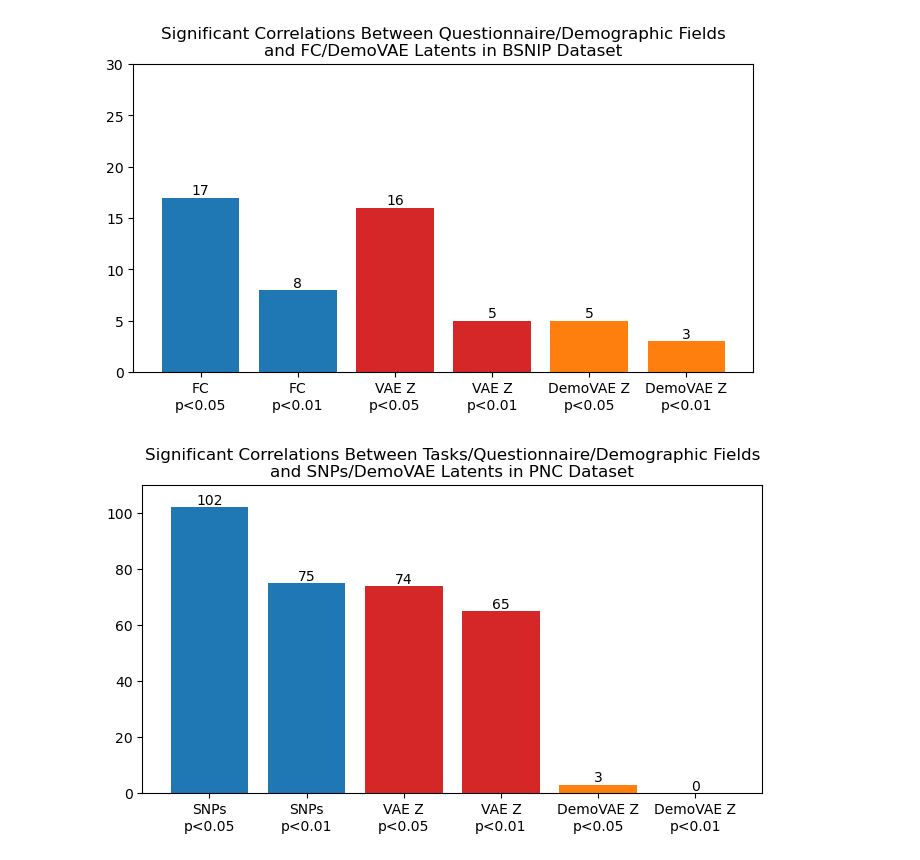
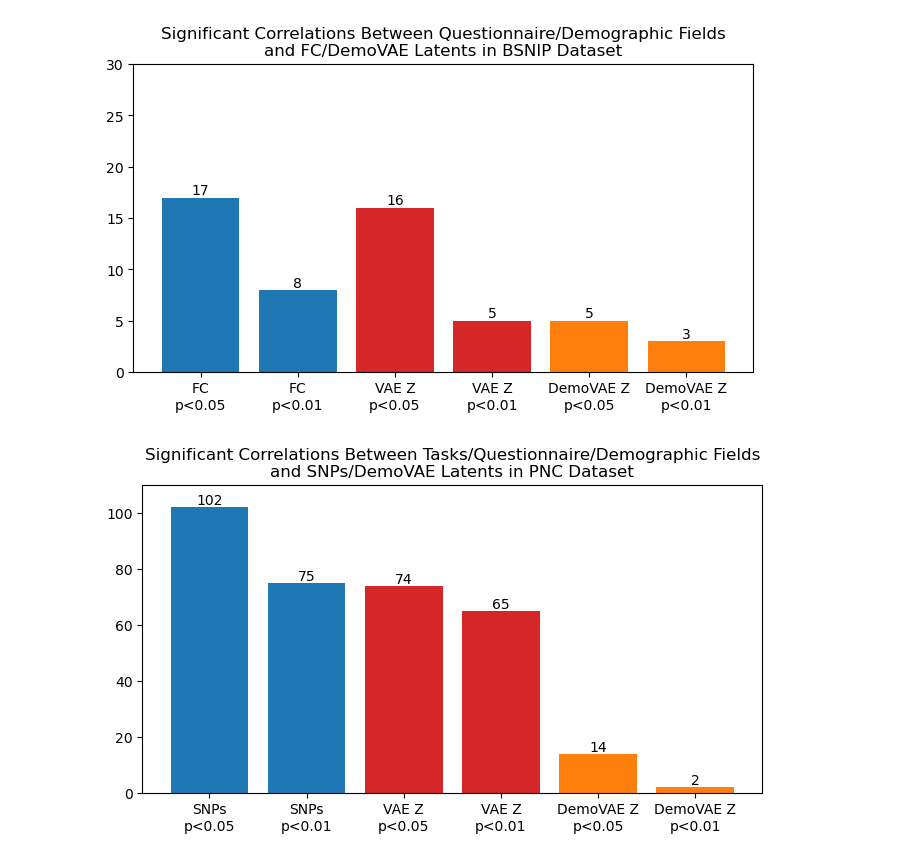
Before and after one commit to aorliche/PNC, a Jupyter notebook: ContrastiveLearningTwo/ContrastiveLearningTwo11Figures2.ipynb, the cells around one changed output. Cells and saved outputs as stored; diff of their text form; code cells hidden in the pictures.

```diff
--- a/ContrastiveLearningTwo/ContrastiveLearningTwo11Figures2.ipynb
+++ b/ContrastiveLearningTwo/ContrastiveLearningTwo11Figures2.ipynb
@@ -57,20 +57,20 @@ fig.savefig('/home/anton/Documents/Tulane/Research/Work/CL-VAE/bsnip-fc-z-corr2.
 # %%
 import matplotlib.pyplot as plt
 
 fig, ax = plt.subplots(1,1,figsize=(8,4))
 
 fields = 30
 
 cats = ['SNPs\np<0.05', 'SNPs\np<0.01', 'VAE Z\np<0.05', 'VAE Z\np<0.01', 'DemoVAE Z\np<0.05', 'DemoVAE Z\np<0.01']
-counts = [102, 75, 74, 65, 3, 0]
+counts = [102, 75, 74, 65, 14, 2]
 bar_colors = ['tab:blue', 'tab:blue', 'tab:red', 'tab:red', 'tab:orange', 'tab:orange']
 
 p = ax.bar(cats, counts, color=bar_colors)
 ax.bar_label(p, label_type='edge')
 ax.set_title('Significant Correlations Between Tasks/Questionnaire/Demographic Fields\nand SNPs/DemoVAE Latents in PNC Dataset')
 ax.set_ylim([0,110])
 
 fig.show()
 fig.savefig('/home/anton/Documents/Tulane/Research/Work/CL-VAE/pnc-snps-z-corr.pdf')
 # %% [output]
-[figure, old version]
+[figure, new version]
```
Also changed, not shown: 6 other files.
